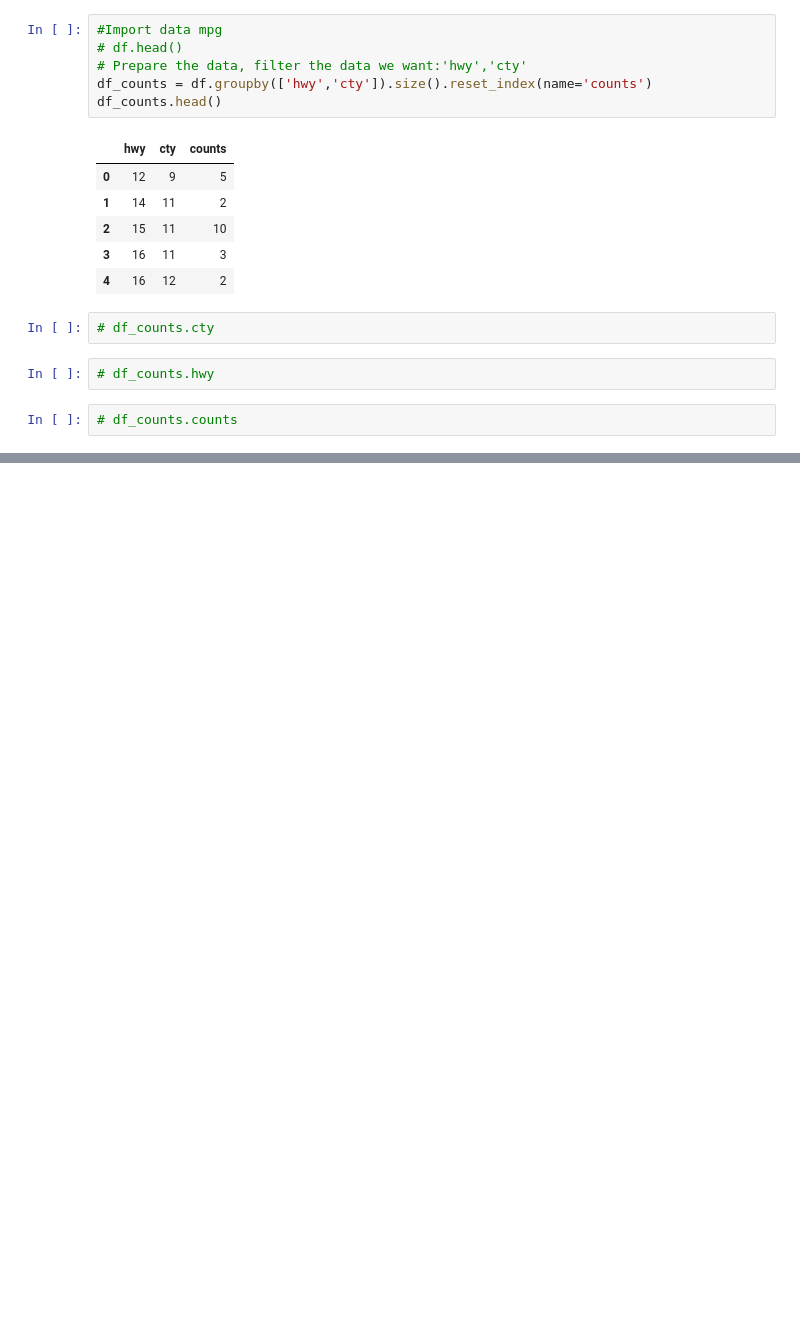
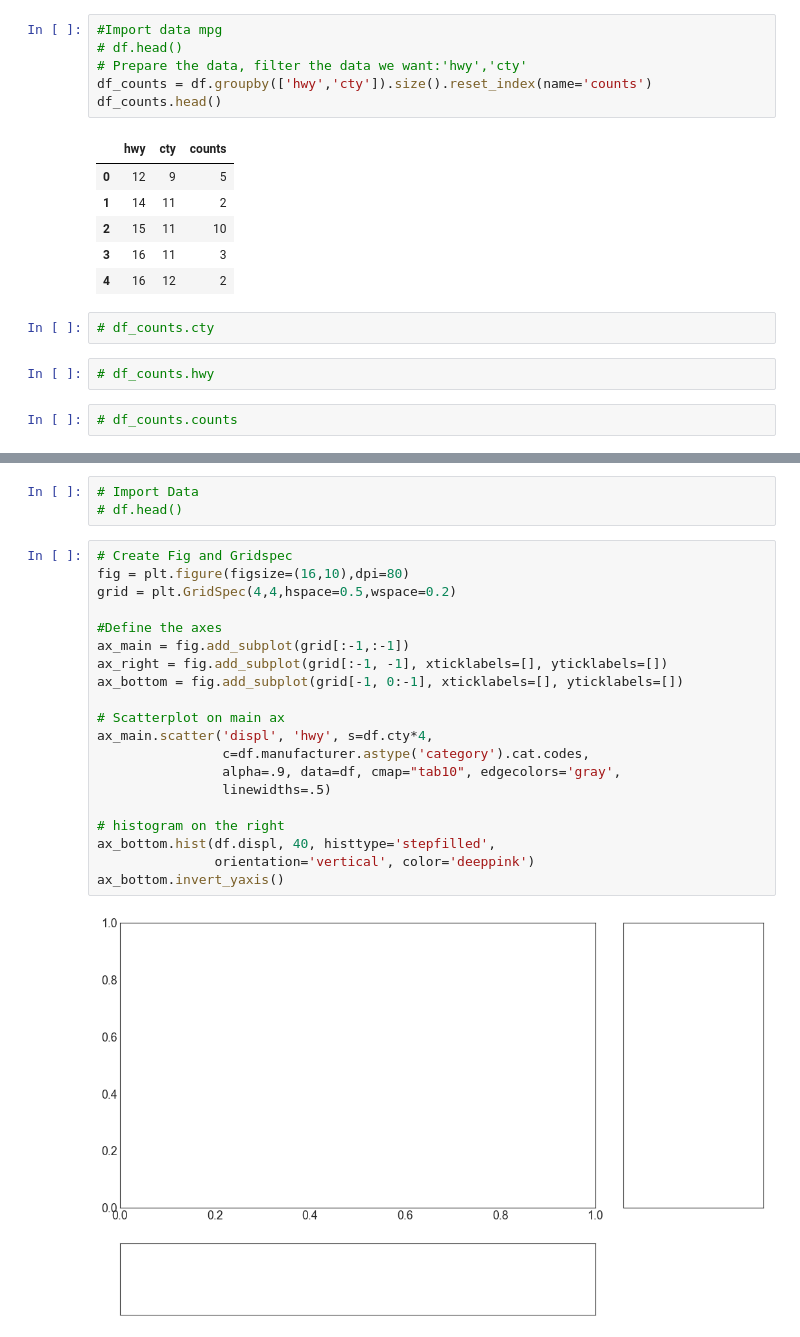
Before and after one commit to gitony0101/X4DS, a Jupyter notebook: evan/snsmpl.ipynb, the cells around one changed output, grey strips where cells are left out. Saved outputs shown, nothing was run; the diff lists cells and outputs as text; blank space fills up the shorter version.

```diff
--- a/evan/snsmpl.ipynb
+++ b/evan/snsmpl.ipynb
@@ -323,0 +341,25 @@ plt.show()
+# %%
+# Import Data
+# df.head()
+# %%
+# Create Fig and Gridspec
+fig = plt.figure(figsize=(16,10),dpi=80)
+grid = plt.GridSpec(4,4,hspace=0.5,wspace=0.2)
+
+#Define the axes
+ax_main = fig.add_subplot(grid[:-1,:-1])
+ax_right = fig.add_subplot(grid[:-1, -1], xticklabels=[], yticklabels=[])
+ax_bottom = fig.add_subplot(grid[-1, 0:-1], xticklabels=[], yticklabels=[])
+
+# Scatterplot on main ax
+ax_main.scatter('displ', 'hwy', s=df.cty*4,
+                c=df.manufacturer.astype('category').cat.codes,
+                alpha=.9, data=df, cmap="tab10", edgecolors='gray',
+                linewidths=.5)
+
+# histogram on the right
+ax_bottom.hist(df.displ, 40, histtype='stepfilled',
+               orientation='vertical', color='deeppink')
+ax_bottom.invert_yaxis()
+# %% [output]
+[figure, added]
```
Also changed, not shown: parts of 8 cells of this notebook, 2 other files.
